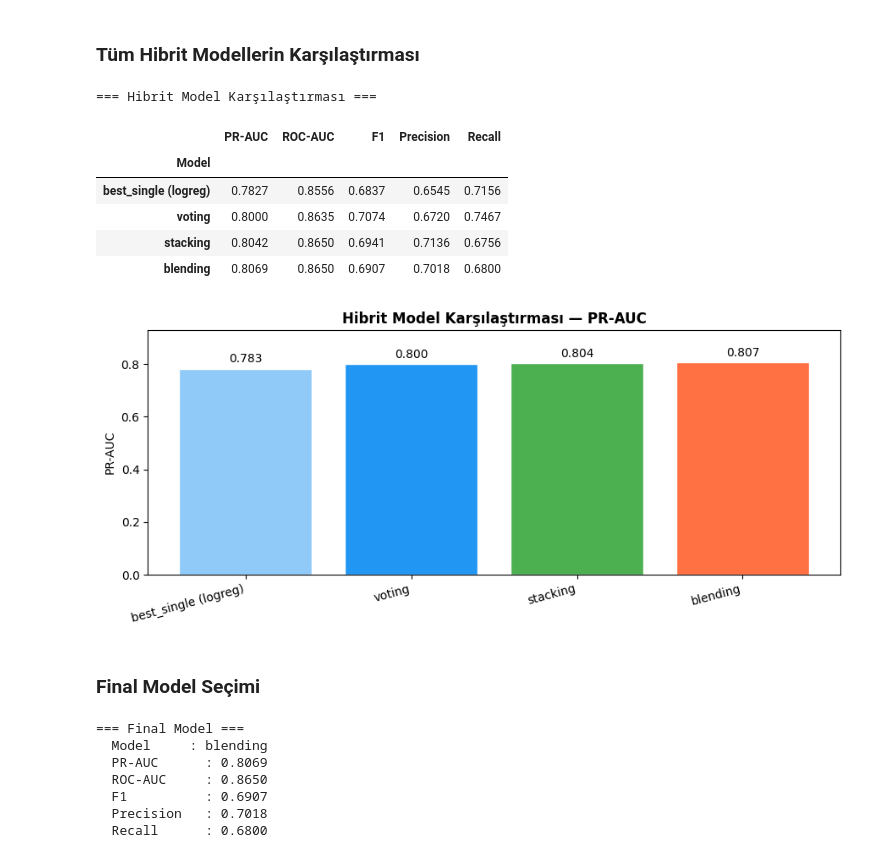
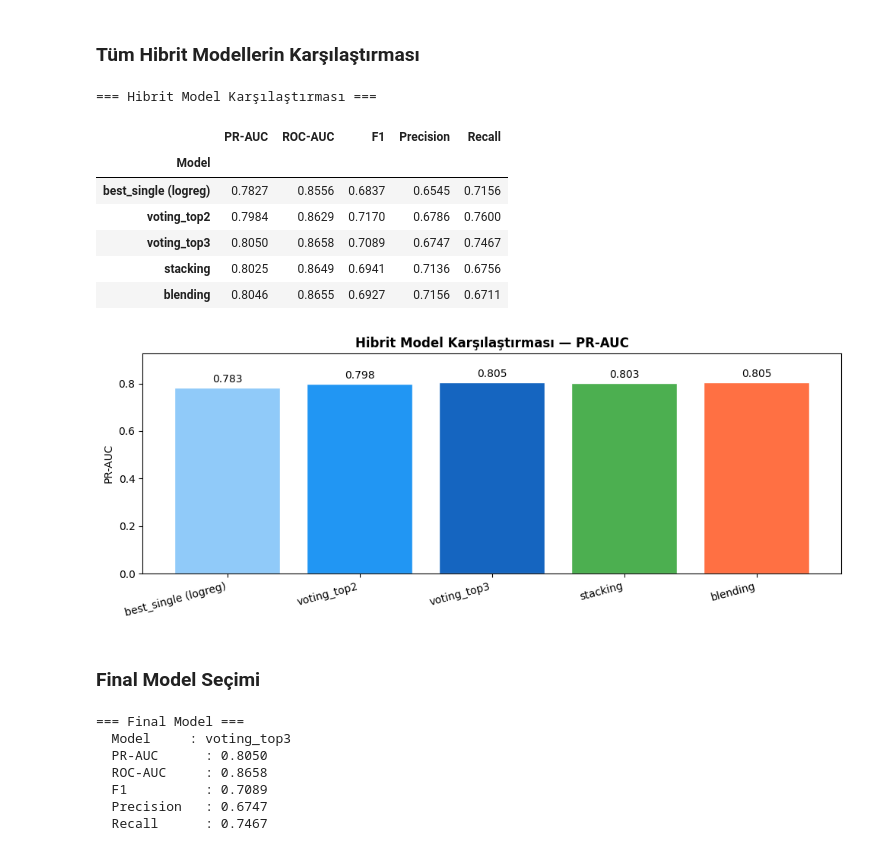
Before and after one commit to UgurIpekduzen/tmdb-hit-classifier, a Jupyter notebook: example.ipynb, the cells around one changed output. Drawn from its saved outputs; the diff is of its cells as text; code cells hidden in the pictures.

Commit message:
ADVBK-50: feat(model): re-run example.ipynb and collect hybrid model results

```diff
--- a/example.ipynb
+++ b/example.ipynb
@@ -649,70 +706,73 @@ weighted avg       0.79      0.79      0.79       646
 # %% [markdown]
 ### Tüm Hibrit Modellerin Karşılaştırması
 # %%
-metric_col = 'PR-AUC'
+metric_col = "PR-AUC"
 hybrid_results = {
-    f'best_single ({best})': test_metrics,
-    'voting':                voting_metrics,
-    'stacking':              stacking_metrics,
-    'blending':              blending_metrics,
+    f"best_single ({best})": test_metrics,
+    "voting_top2":           voting_metrics,
+    "voting_top3":           voting3_metrics,
+    "stacking":              stacking_metrics,
+    "blending":              blending_metrics,
 }
 
 rows = []
 for name, m in hybrid_results.items():
-    rows.append({'Model': name, **{k: round(v, 4) for k, v in m.items()}})
-comparison_df = pd.DataFrame(rows).set_index('Model')
-print('=== Hibrit Model Karşılaştırması ===')
+    rows.append({"Model": name, **{k: round(v, 4) for k, v in m.items()}})
+comparison_df = pd.DataFrame(rows).set_index("Model")
+print("=== Hibrit Model Karşılaştırması ===")
 display(comparison_df)
 
 vals   = [m.get(metric_col, 0) for m in hybrid_results.values()]
 labels = list(hybrid_results.keys())
-colors = ['#90CAF9', '#2196F3', '#4CAF50', '#FF7043']
+colors = ["#90CAF9", "#2196F3", "#1565C0", "#4CAF50", "#FF7043"]
 
-fig, ax = plt.subplots(figsize=(9, 4))
-bars = ax.bar(labels, vals, color=colors, edgecolor='white')
-ax.bar_label(bars, fmt='%.3f', padding=3, fontsize=10)
-ax.set_title(f'Hibrit Model Karşılaştırması — {metric_col}', fontsize=12, fontweight='bold')
+fig, ax = plt.subplots(figsize=(10, 4))
+bars = ax.bar(labels, vals, color=colors, edgecolor="white")
+ax.bar_label(bars, fmt="%.3f", padding=3, fontsize=10)
+ax.set_title(f"Hibrit Model Karşılaştırması — {metric_col}", fontsize=12, fontweight="bold")
 ax.set_ylim(0, max(vals) * 1.15)
 ax.set_ylabel(metric_col)
-plt.xticks(rotation=15, ha='right')
+plt.xticks(rotation=15, ha="right")
 plt.tight_layout()
 plt.show()
 # %% [output]
 === Hibrit Model Karşılaştırması ===
 |  | PR-AUC | ROC-AUC | F1 | Precision | Recall |
 | Model |  |  |  |  |  |
 | best_single (logreg) | 0.7827 | 0.8556 | 0.6837 | 0.6545 | 0.7156 |
-| voting | 0.8000 | 0.8635 | 0.7074 | 0.6720 | 0.7467 |
-| stacking | 0.8042 | 0.8650 | 0.6941 | 0.7136 | 0.6756 |
-| blending | 0.8069 | 0.8650 | 0.6907 | 0.7018 | 0.6800 |
+| voting_top2 | 0.7984 | 0.8629 | 0.7170 | 0.6786 | 0.7600 |
+| voting_top3 | 0.8050 | 0.8658 | 0.7089 | 0.6747 | 0.7467 |
+| stacking | 0.8025 | 0.8649 | 0.6941 | 0.7136 | 0.6756 |
+| blending | 0.8046 | 0.8655 | 0.6927 | 0.7156 | 0.6711 |
-[figure, old version]
+[figure, new version]
 # %% [markdown]
 ### Final Model Seçimi
 # %%
 all_candidates = {
-    f'best_single ({best})': (best_model,    test_metrics),
-    'voting':                (voting_clf,    voting_metrics),
-    'stacking':              (stacking_clf,  stacking_metrics),
-    'blending':              (blending_clf,  blending_metrics),
+    f"best_single ({best})": (best_model,    test_metrics),
+    "voting_top2":           (voting_clf,    voting_metrics),
+    "voting_top3":           (voting3_clf,   voting3_metrics),
+    "stacking":              (stacking_clf,  stacking_metrics),
+    "blending":              (blending_clf,  blending_metrics),
 }
 
-main_metric_key = 'PR-AUC'
+main_metric_key = "PR-AUC"
 final_name  = max(all_candidates, key=lambda n: all_candidates[n][1].get(main_metric_key, 0))
 final_model = all_candidates[final_name][0]
 final_metrics = all_candidates[final_name][1]
 
-print('=== Final Model ===')
-print(f'  Model     : {final_name}')
+print("=== Final Model ===")
+print(f"  Model     : {final_name}")
 for k, v in final_metrics.items():
-    print(f'  {k:<12}: {v:.4f}')
+    print(f"  {k:<12}: {v:.4f}")
 # %% [output]
 === Final Model ===
-  Model     : blending
-  PR-AUC      : 0.8069
-  ROC-AUC     : 0.8650
-  F1          : 0.6907
-  Precision   : 0.7018
-  Recall      : 0.6800
+  Model     : voting_top3
+  PR-AUC      : 0.8050
+  ROC-AUC     : 0.8658
+  F1          : 0.7089
+  Precision   : 0.6747
+  Recall      : 0.7467
 # %%
 import json, tempfile
 from collections import defaultdict
```
Also changed, not shown: parts of 9 cells of this notebook.
